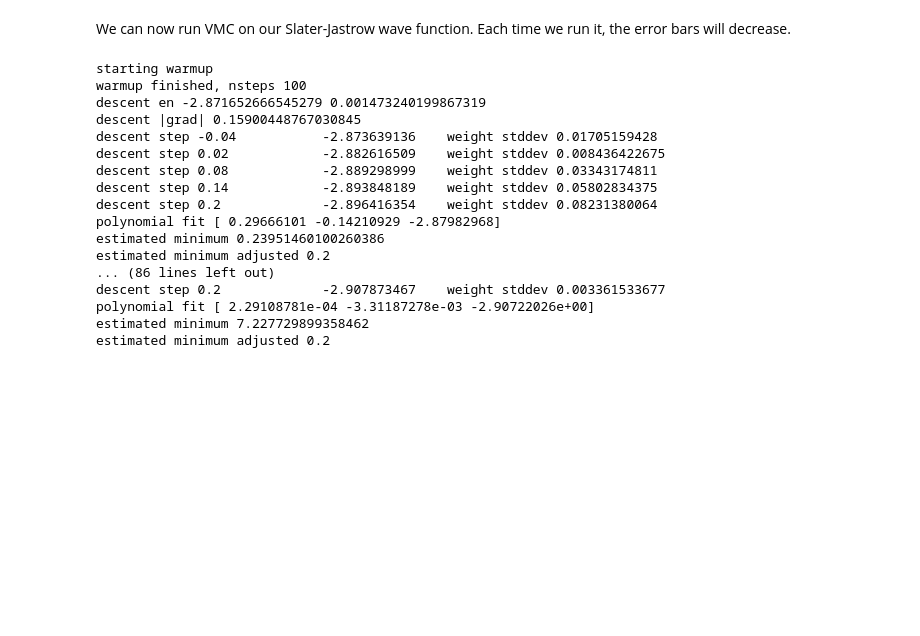
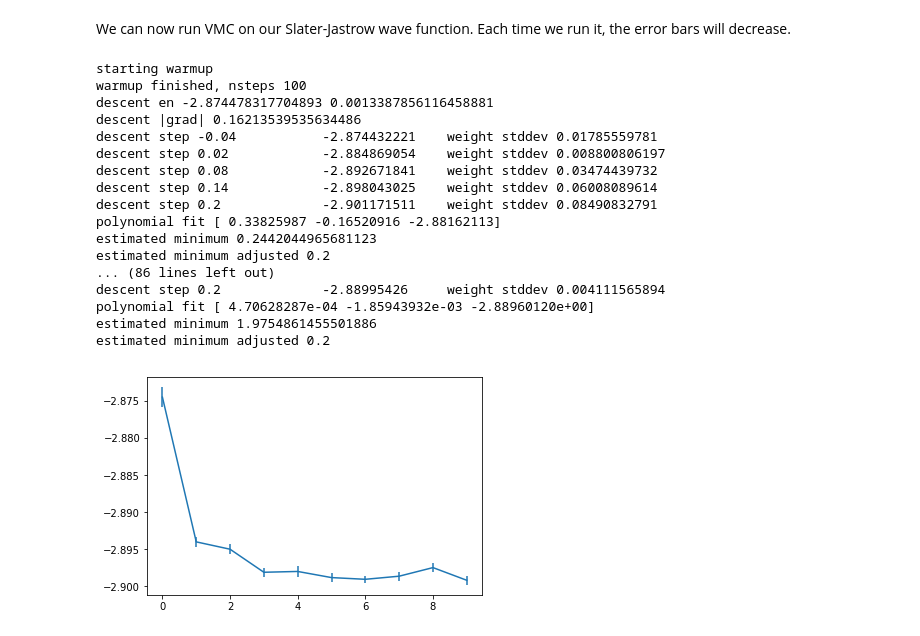
Before and after one commit to WagnerGroup/pyqmc, a Jupyter notebook: examples/restarts.ipynb, the cells around one changed output. Saved outputs shown, nothing was run; the diff lists cells and outputs as text; code cells hidden in the pictures; blank space fills up the shorter version.

```diff
--- a/examples/restarts.ipynb
+++ b/examples/restarts.ipynb
@@ -62,10 +63,8 @@ def optimize(chkfile, wffile):
     wf, to_opt, freeze = qmcwf(mol, mf)
     accumulator = pyqmc.gradient_generator(mol, wf,to_opt, freeze)
     coords = pyqmc.initial_guess(mol, 1000)
-    wf, datagrad, dataline = pyqmc.line_minimization(wf,coords, accumulator)
-    hdf = h5py.File(wffile, 'w')
-    for k, it in wf.parameters.items():
-        hdf.create_dataset(k,data=it)
+    hdf = h5py.File(wffile, 'a')
+    wf, df = pyqmc.line_minimization(wf,coords, accumulator, hdf_file = hdf)
 # %% [markdown]
 A simple analysis script to check on the progress of your calculation.
 # %%
@@ -111,18 +110,26 @@ optimize(chkfile, wffile)
 # %% [output]
 starting warmup
 warmup finished, nsteps 100
-descent en -2.871652666545279 0.001473240199867319
-descent |grad| 0.15900448767030845
-descent step -0.04           -2.873639136    weight stddev 0.01705159428
-descent step 0.02            -2.882616509    weight stddev 0.008436422675
-descent step 0.08            -2.889298999    weight stddev 0.03343174811
-descent step 0.14            -2.893848189    weight stddev 0.05802834375
-descent step 0.2             -2.896416354    weight stddev 0.08231380064
-polynomial fit [ 0.29666101 -0.14210929 -2.87982968]
-estimated minimum 0.23951460100260386
+descent en -2.874478317704893 0.0013387856116458881
+descent |grad| 0.16213539535634486
+descent step -0.04           -2.874432221    weight stddev 0.01785559781
+descent step 0.02            -2.884869054    weight stddev 0.008800806197
+descent step 0.08            -2.892671841    weight stddev 0.03474439732
+descent step 0.14            -2.898043025    weight stddev 0.06008089614
+descent step 0.2             -2.901171511    weight stddev 0.08490832791
+polynomial fit [ 0.33825987 -0.16520916 -2.88162113]
+estimated minimum 0.2442044965681123
 estimated minimum adjusted 0.2
 ... (86 lines left out)
-descent step 0.2             -2.907873467    weight stddev 0.003361533677
-polynomial fit [ 2.29108781e-04 -3.31187278e-03 -2.90722026e+00]
-estimated minimum 7.227729899358462
+descent step 0.2             -2.88995426     weight stddev 0.004111565894
+polynomial fit [ 4.70628287e-04 -1.85943932e-03 -2.88960120e+00]
+estimated minimum 1.9754861455501886
 estimated minimum adjusted 0.2
+# %%
+hdf = h5py.File(wffile,'r')
+import matplotlib.pyplot as plt
+%matplotlib inline
+plt.errorbar(hdf['iteration'], hdf['energy'], hdf['energy_error'])
+hdf.close()
+# %% [output]
+[figure, added]
```
Also changed, not shown: parts of 5 cells of this notebook, 4 other files.
